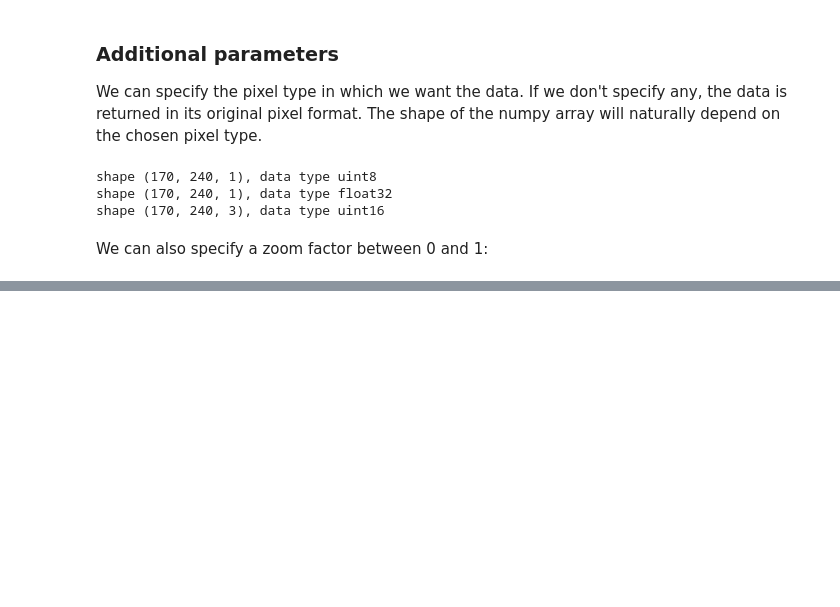
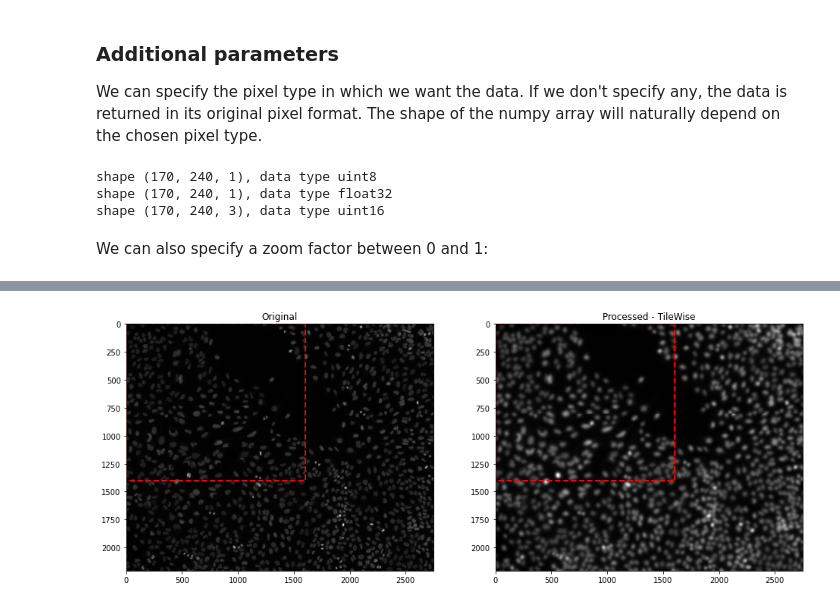
Before and after one commit to sebi06/czitools, a Jupyter notebook: examples/pylibCZIrw_docu/[Doc] High level API.ipynb, the cells around one changed output, grey strips where cells are left out. Cells and saved outputs as stored; diff of their text form; code cells hidden in the pictures; blank space fills up the shorter version.

```diff
--- a/examples/pylibCZIrw_docu/[Doc] High level API.ipynb
+++ b/examples/pylibCZIrw_docu/[Doc] High level API.ipynb
@@ -359,35 +510,69 @@ random data instead.
 # %%
-from cztile.fixed_total_area_strategy import AlmostEqualBorderFixedTotalAreaStrategy2D
+import random
 
-demo_czi_write = r'D:\pylibCZIrw_demo\copy_with_random_data.czi'
+# read the CZI pixel data
+with pyczi.open_czi(czifile_orig) as czidoc_r:
+    data_orig = czidoc_r.read(plane={"C": 0})
 
-with czi.open_czi(demo_czi_read) as czi_doc_r:
-    with czi.create_czi(demo_czi_write) as czi_doc_w:
-        # define tile strategy
-        tiler = AlmostEqualBorderFixedTotalAreaStrategy2D(
-            total_tile_width=450,
-            total_tile_height=450,
-            min_border_width=15
-        )
+with pyczi.open_czi(newczi_5) as czidoc_r:
+    data_processed = czidoc_r.read(plane={"C": 0})
 
-        # tile scene bounding rectangles instead of the whole 2D plane
-        for scene_index in czi_doc_r.scenes_bounding_rectangle.keys():
-            tiles = tiler.tile_rectangle(czi_doc_r.scenes_bounding_rectangle[scene_index])
-            for t in range(czi_doc_r.total_bounding_box['T'][1]):
-                for z in range(czi_doc_r.total_bounding_box['Z'][1]):
-                    for c in range(czi_doc_r.total_bounding_box['C'][1]):
-                        for tile in tiles:
-                            #write non-overlapping data
-                            # data = np.random.randint(255, size=(tile.center.h, tile.center.w, 1), dtype=np.uint8)
-                            # czi_doc_w.write(
-                            #     data,
-                            #     location=(tile.center.x, tile.center.y),
-                            #     plane={'C': c, 'Z': z, 'T': t},
-                            #     scene=scene_index)
-                            #write overlapping data
-                            data = np.random.randint(255, size=(tile.roi.h, tile.roi.w, 1), dtype=np.uint8)
-                            czi_doc_w.write(
-                                data,
-                                location=(tile.roi.x, tile.roi.y),
-                                plane={'C': c, 'Z': z, 'T': t},
-                                scene=scene_index)
+
+# show the results
+fig, (ax1, ax2) = plt.subplots(1, 2, figsize=(16, 8))
+ax1.imshow(data_orig, interpolation="nearest", cmap="gray")
+ax1.set_title('Original')
+ax2.imshow(data_processed, interpolation="nearest", cmap="gray")
+ax2.set_title('Processed - TileWise')
+
+# define the tile to be shown
+tn = 0
+
+#add rectangle to plot
+ax1.add_patch(Rectangle((tiles[tn].roi.x, tiles[tn].roi.y), tiles[tn].roi.w, tiles[tn].roi.h,
+              edgecolor="red",
+              fill=False,
+              lw=2,
+              ls="--"))
+
+ax2.add_patch(Rectangle((tiles[tn].roi.x, tiles[tn].roi.y), tiles[tn].roi.w, tiles[tn].roi.h,
+              edgecolor="red",
+              fill=False,
+              lw=2,
+              ls="--"))
+
+# show the results
+fig, (ax3, ax4) = plt.subplots(1, 2, figsize=(16, 8))
+ax3.imshow(data_orig, interpolation="nearest", cmap="gray")
+ax3.set_title('Original')
+ax4.imshow(data_processed, interpolation="nearest", cmap="gray")
+ax4.set_title('Processed - TileWise')
+
+
+edge_color_opacity = 1.0
+face_color_opacity = 0.7
+
+# visualize a single tile
+for tile in tiles:
+
+    r = random.random()
+    b = random.random()
+    g = random.random()
+    edgecolor = (r, g, b, face_color_opacity)
+    facecolor = (r, g, b, face_color_opacity)
+
+    # add rectangle to plot
+    ax3.add_patch(Rectangle((tile.roi.x, tile.roi.y), tile.roi.w, tile.roi.h,
+                  edgecolor=edgecolor,
+                  fill=False,
+                  lw=2,
+                  ls="--"))
+
+    ax4.add_patch(Rectangle((tile.roi.x, tile.roi.y), tile.roi.w, tile.roi.h,
+                  edgecolor=(1, 1, 1, edge_color_opacity),
+                  facecolor=facecolor,
+                  fill=True,
+                  lw=2,
+                  ls="--"))
+# %% [output]
+[figure, added]
```
Also changed, not shown: parts of 36 cells of this notebook, 10 other files.
